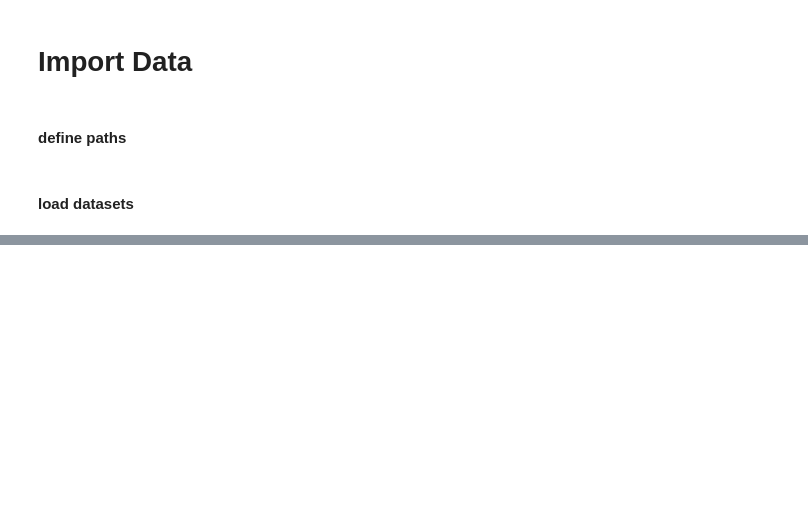
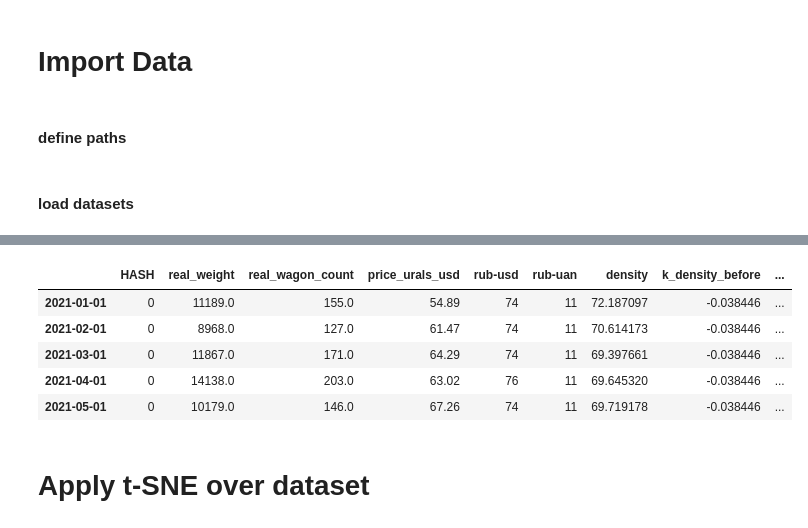
Before and after one commit to GishB/DataWagonHack, a Jupyter notebook: experiments/eda/CatBoost_pipe.ipynb, the cells around one changed output, grey strips where cells are left out. Drawn from its saved outputs; the diff is of its cells as text; code cells hidden in the pictures; blank space fills up the shorter version.

```diff
--- a/experiments/eda/CatBoost_pipe.ipynb
+++ b/experiments/eda/CatBoost_pipe.ipynb
@@ -44,0 +117,9 @@ df = pd.merge(df_hash_data, df_additional_features, left_index=True, right_index
+# %%
+df_clusters.head()
+# %% [output]
+|  | HASH | real_weight | real_wagon_count | price_urals_usd | rub-usd | rub-uan | density | k_density_before | ... |
+| 2021-01-01 | 0 | 11189.0 | 155.0 | 54.89 | 74 | 11 | 72.187097 | -0.038446 | ... |
+| 2021-02-01 | 0 | 8968.0 | 127.0 | 61.47 | 74 | 11 | 70.614173 | -0.038446 | ... |
+| 2021-03-01 | 0 | 11867.0 | 171.0 | 64.29 | 74 | 11 | 69.397661 | -0.038446 | ... |
+| 2021-04-01 | 0 | 14138.0 | 203.0 | 63.02 | 76 | 11 | 69.645320 | -0.038446 | ... |
+| 2021-05-01 | 0 | 10179.0 | 146.0 | 67.26 | 74 | 11 | 69.719178 | -0.038446 | ... |
@@ -44,0 +128,2 @@ df = pd.merge(df_hash_data, df_additional_features, left_index=True, right_index
+# %% [markdown]
+# Apply t-SNE over dataset
```
Also changed, not shown: parts of 30 cells of this notebook.
